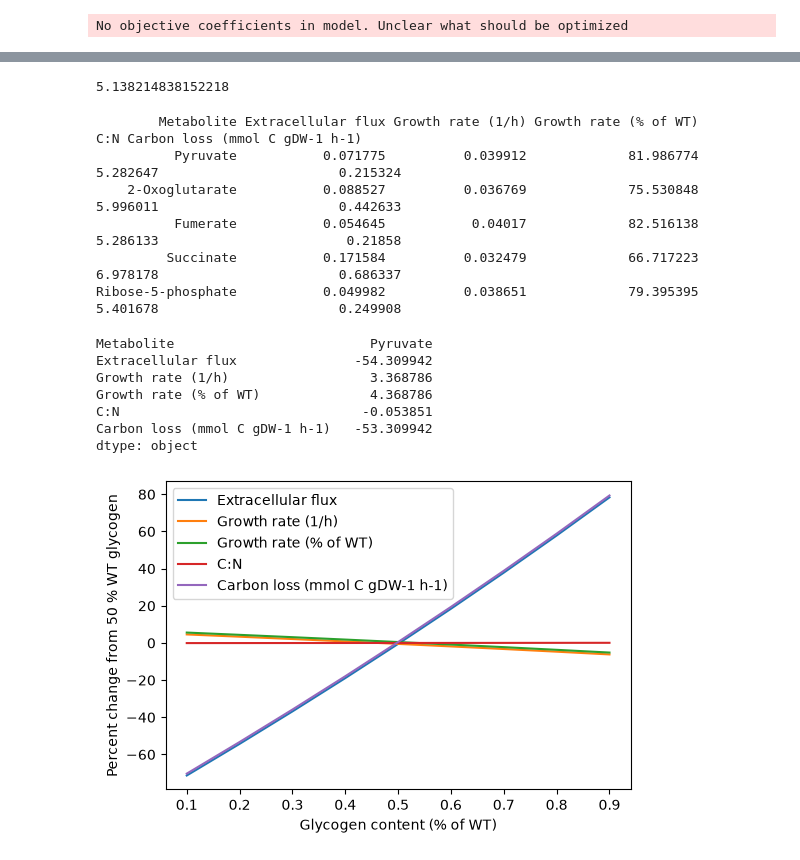
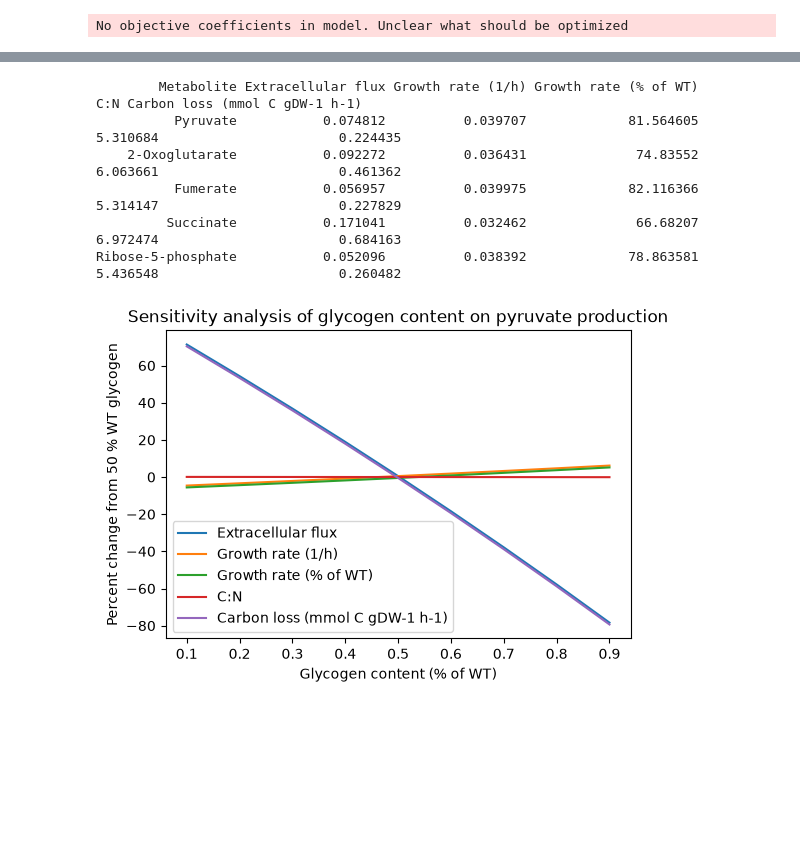
Before and after one commit to krotlkpt/D_glgC_FBA, a Jupyter notebook: Deltaglgc.ipynb, the cells around one changed output, grey strips where cells are left out. Cells and saved outputs as stored; diff of their text form; code cells hidden in the pictures; blank space fills up the shorter version.

Commit message:
update notebook with claude plots

```diff
--- a/Deltaglgc.ipynb
+++ b/Deltaglgc.ipynb
@@ -17,6 +17,8 @@ universal = cobra.io.read_sbml_model(
 )
 # %% [output]
 No objective coefficients in model. Unclear what should be optimized
+# %%
+efe_ratio = 3  # 3 for 3:1 ratio, 7 for 7:3
 # %%
 (gua := universal.metabolites.get_by_id("M02035_c")).formula = "CH6N3"
 gua.charge = 1
@@ -37,6 +39,21 @@ efe_tomas.add_metabolites({
     syn6803.metabolites.get_by_id("h2o_c"): 10
 })
 
+efe_31 = cobra.core.Reaction("EFE")
+efe_31.name = "Ethylene Forming Enzyme"
+efe_31.add_metabolites({
+    syn6803.metabolites.get_by_id("akg_c"): -3,
+    syn6803.metabolites.get_by_id("arg__L_c"): -1,
+    syn6803.metabolites.get_by_id("o2_c"): -3,
+    syn6803.metabolites.get_by_id("h_c"): -3,
+    syn6803.metabolites.get_by_id("co2_c"): 7,
+    universal.metabolites.get_by_id("ethe_c"): 2,
+    syn6803.metabolites.get_by_id("succ_c"): 1,
+    universal.metabolites.get_by_id("M02035_c"): 1,  # Guanidine
+    syn6803.metabolites.get_by_id("1pyr5c_c"): 1,
+    syn6803.metabolites.get_by_id("h2o_c"): 3,
+})
+
 gdmh = cobra.core.Reaction("GDMH")
 gdmh.name = "Guanidine hydrolase "
 gdmh.add_metabolites({
@@ -46,7 +63,13 @@ gdmh.add_metabolites({
     syn6803.metabolites.get_by_id("urea_c"): 1
 })
 
-syn6803.add_reactions([efe_tomas, gdmh])
+match efe_ratio:
+    case 3:
+        efe = efe_31
+    case 7:
+        efe = efe_tomas
+
+syn6803.add_reactions([efe, gdmh])
 # %%
 met_dict = {
     "Glycogen": ("glycogen_c", None),
@@ -88,9 +111,9 @@ Additional double bond       16    0.857143      0.142857   6.000000   4.000000
 # %%
 
 syn6803 = cobra.io.read_sbml_model(
-    "/home/hoeper/Models/Synechocystis6803_memote/syn6803/Synechocystis_6803_constrained.xml"
+    "models/Synechocystis_6803_constrained.xml"
 )
-syn6803.add_reactions([efe_tomas, gdmh])
+syn6803.add_reactions([efe, gdmh])
 # %%
 
 growth_WT = 0.048681058969584315
@@ -191,8 +214,3 @@ Ribose-5-phosphate           0.032719          0.044535             91.482379  5
-# %%
-
-print(lgs_table.loc[0]["C:N"])
-# %% [output]
-5.138214838152218
 # %%
 met_rows = []
 for name, moi in list(export_dict.items())[:-1]:
@@ -204,11 +222,11 @@ met_table = pd.concat(met_rows, axis=1).T
 print(met_table.to_string(index=False))
 # %% [output]
         Metabolite Extracellular flux Growth rate (1/h) Growth rate (% of WT)       C:N Carbon loss (mmol C gDW-1 h-1)
-          Pyruvate           0.071775          0.039912             81.986774  5.282647                       0.215324
-    2-Oxoglutarate           0.088527          0.036769             75.530848  5.996011                       0.442633
-          Fumerate           0.054645           0.04017             82.516138  5.286133                        0.21858
-         Succinate           0.171584          0.032479             66.717223  6.978178                       0.686337
-Ribose-5-phosphate           0.049982          0.038651             79.395395  5.401678                       0.249908
+          Pyruvate           0.074812          0.039707             81.564605  5.310684                       0.224435
+    2-Oxoglutarate           0.092272          0.036431              74.83552  6.063661                       0.461362
+          Fumerate           0.056957          0.039975             82.116366  5.314147                       0.227829
+         Succinate           0.171041          0.032462              66.68207  6.972474                       0.684163
+Ribose-5-phosphate           0.052096          0.038392             78.863581  5.436548                       0.260482
 # %%
 glyc_rows = []
 
@@ -216,17 +234,7 @@ for x in np.arange(0.1, 1.0, 0.1):
 
     low_glycogen = glycogen_WT * x
 
-    LGS_strain_sens = syn6803.copy()
-
-    LGS_strain_sens.add_boundary(LGS_strain_sens.metabolites.get_by_id("bm_glycogen_c"), type="demand")
-    LGS_glycogen_constraint = LGS_strain_sens.problem.Constraint(
-        ((100-low_glycogen)/low_glycogen) * LGS_strain_sens.reactions.get_by_id("DM_bm_glycogen_c").flux_expression- LGS_strain_sens.reactions.get_by_id("EX_biomass_e").flux_expression,
-        lb=0,
-        ub=0,
-        name="LGS_glycogen_constraint"
-    )
-    LGS_strain_sens.add_cons_vars(LGS_glycogen_constraint)
-    LGS_strain_sens = update_glycogen(LGS_strain_sens, 0)
+    LGS_strain_sens = lgs_model(syn6803, low_glycogen)
 
     glyc_rows.append(table2(LGS_strain_sens, "Pyruvate", "pyr_c", PHOTONS_WT, growth_WT, atp_WT/nadph_WT, low_glycogen))
 # %%
@@ -240,25 +249,15 @@ for series in glyc_rows:
-# %%
-
-print(glyc_rows[1])
-# %% [output]
-Metabolite                         Pyruvate
-Extracellular flux               -54.309942
-Growth rate (1/h)                  3.368786
-Growth rate (% of WT)              4.368786
-C:N                               -0.053851
-Carbon loss (mmol C gDW-1 h-1)   -53.309942
-dtype: object
 # %%
 fig, ax = plt.subplots(figsize=(6, 4))
 ax.plot(np.arange(0.1, 1.0, 0.1), [row["Extracellular flux"] for row in glyc_rows], label="Extracellular flux")
 ax.plot(np.arange(0.1, 1.0, 0.1), [row["Growth rate (1/h)"] for row in glyc_rows], label="Growth rate (1/h)")
 ax.plot(np.arange(0.1, 1.0, 0.1), [row["Growth rate (% of WT)"] for row in glyc_rows], label="Growth rate (% of WT)")
 ax.plot(np.arange(0.1, 1.0, 0.1), [row["C:N"] for row in glyc_rows], label="C:N")
 ax.plot(np.arange(0.1, 1.0, 0.1), [row["Carbon loss (mmol C gDW-1 h-1)"] for row in glyc_rows], label="Carbon loss (mmol C gDW-1 h-1)")
 ax.set_xlabel("Glycogen content (% of WT)")
 ax.set_ylabel("Percent change from 50 % WT glycogen")
+ax.set_title("Sensitivity analysis of glycogen content on pyruvate production")
 ax.legend()
 
 fig.show()
 # %% [output]
-[figure, old version]
+[figure, new version]
```
Also changed, not shown: parts of 8 cells of this notebook, 2 other files.
